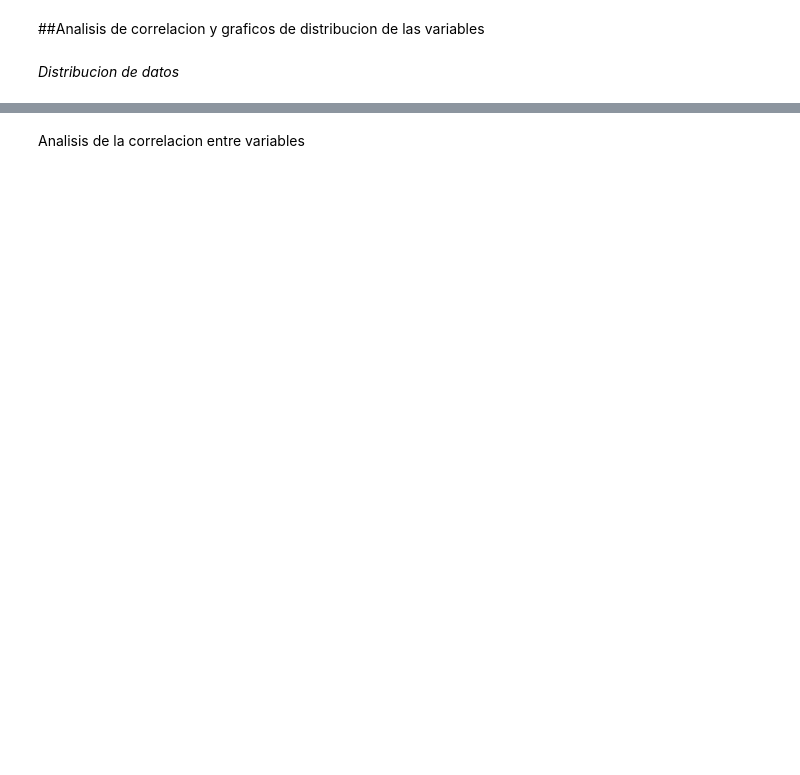
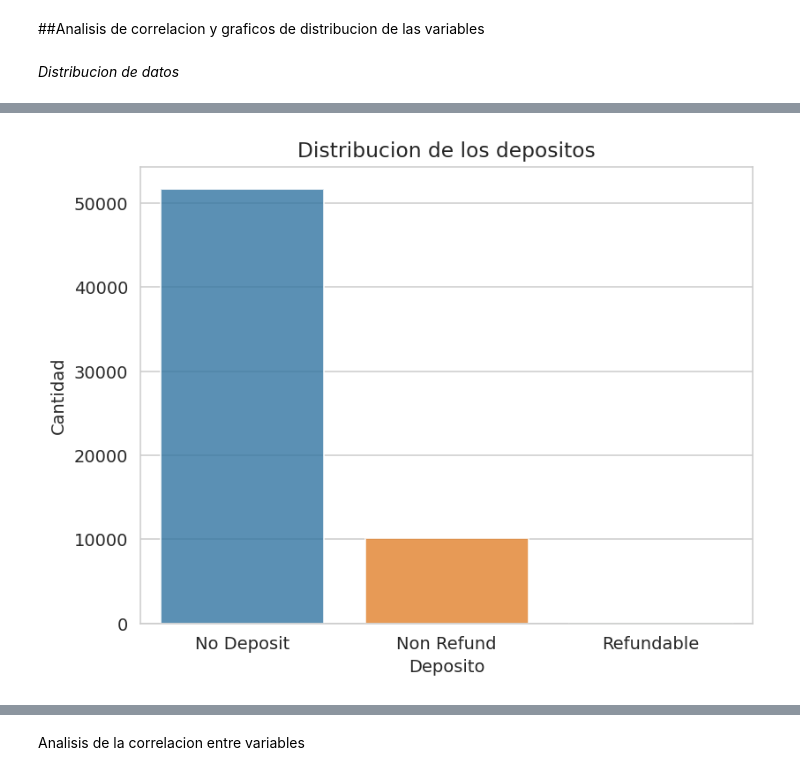
Before and after one commit to franciscoL0pez/TrabajosPracticosOrganizacionDeDatos1C2023, a Jupyter notebook: Tp_1.ipynb, the cells around one changed output, grey strips where cells are left out. Cells and saved outputs as stored; diff of their text form; code cells hidden in the pictures; blank space fills up the shorter version.

```diff
--- a/Tp_1.ipynb
+++ b/Tp_1.ipynb
@@ -186,0 +259,4 @@ graf_de_agent.plot(kind='bar')
+# %%
+crear_bar_plot(data_depositos.head(20),'Deposito','Cantidad','Distribucion de los depositos')
+# %% [output]
+[figure, added]
```
Also changed, not shown: parts of 45 cells of this notebook.
